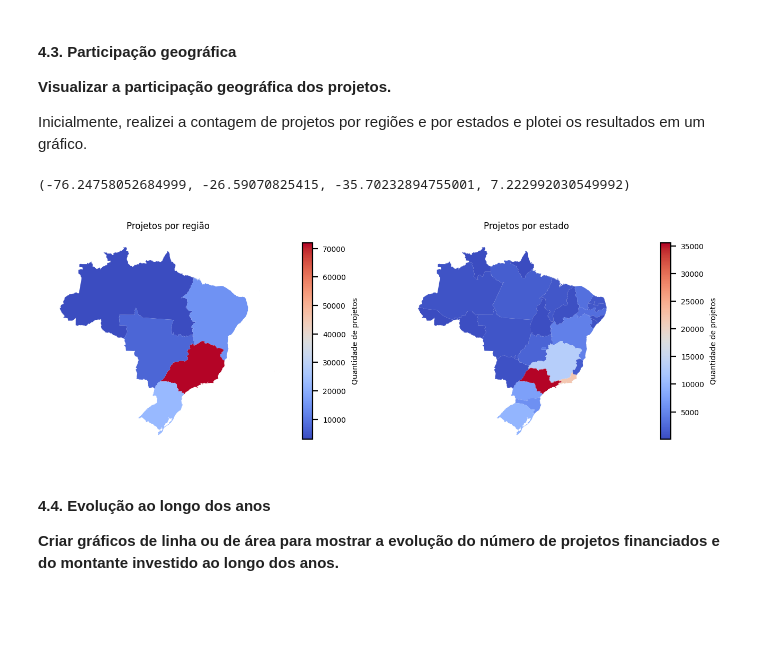
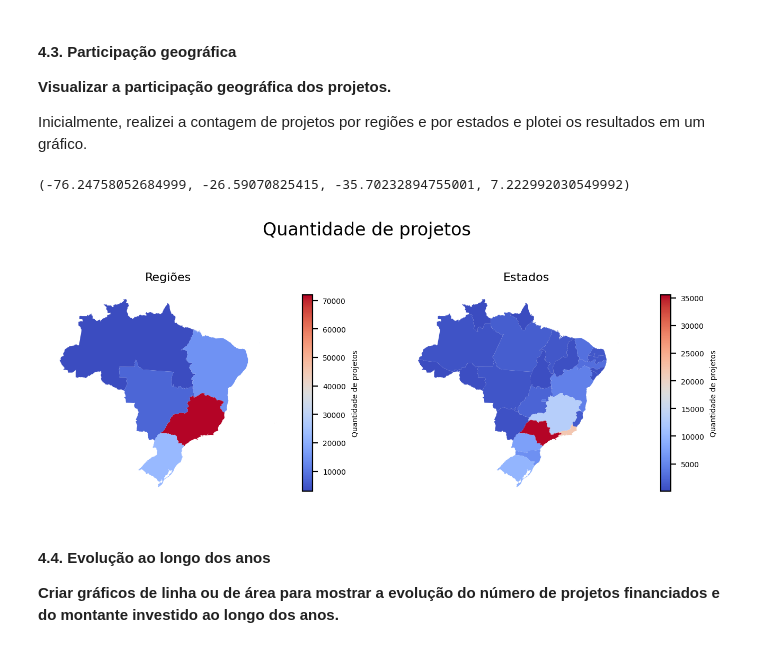
Before and after one commit to lorenaaxbastos/santander-coders-projects, a Jupyter notebook: Unit 2 - Programming Techniques I (PY)/Projeto EDA - Análise do Dataset da Lei Rouanet.ipynb, the cells around one changed output. Saved outputs shown, nothing was run; the diff lists cells and outputs as text; code cells hidden in the pictures; blank space fills up the shorter version.

```diff
--- a/Unit 2 - Programming Techniques I (PY)/Projeto EDA - Análise do Dataset da Lei Rouanet.ipynb
+++ b/Unit 2 - Programming Techniques I (PY)/Projeto EDA - Análise do Dataset da Lei Rouanet.ipynb
@@ -273,20 +296,32 @@ areas_por_projetos = pd.Series(medias, index=rotulos, name="frequencia_relativa"
 # %%
-rotulos = areas_por_projetos.index
 cores = ["#c9184a", "#ff758f", "#ffccd5", "#caf0f8",
           "#90e0ef", "#00b4d8", "#0077b6", "#03045e"]
 separacao_fatia = (0.1, 0, 0, 0, 0, 0, 0, 0)
 
-plt.rcParams.update({"font.size": 10})
+plt.rcParams.update({"font.size": 5})
 
-plt.figure(figsize=(6, 6))
-plt.title('Distribuição por categorias', fontsize=14)
-plt.pie(areas_por_projetos,
-        labels=rotulos,
+fig, (ax1, ax2) = plt.subplots(nrows=1, ncols=2, figsize=(8, 3), dpi=200)
+
+fig.suptitle('Projetos por categoria', fontsize=12, y=1.1)
+
+
+ax1.set_title('Território nacional', fontsize=8)
+ax1.pie(areas,
+        labels=areas.index,
         autopct='%1.1f%%',
         pctdistance=0.75,
         counterclock=False,
         colors=cores,
-        explode=separacao_fatia)
+        explode=separacao_fatia
+       );
 
-plt.show()
+ax2.set_title('Média das regiões', fontsize=8)
+ax2.pie(areas_por_regioes,
+        labels=areas_por_regioes.index,
+        autopct='%1.1f%%',
+        pctdistance=0.75,
+        counterclock=False,
+        colors=cores,
+        explode=separacao_fatia
+       );
 # %% [output]
@@ -312,39 +347,41 @@ estados = estados.merge(projetos_por_estados, how="left", left_on="abbrev_state"
 # %%
 plt.rcParams.update({"font.size": 5})
 
-fig, axes = plt.subplots(nrows=1, ncols=2, figsize=(8, 4), dpi=200)
+fig, axs = plt.subplots(nrows=1, ncols=2, figsize=(8, 4), dpi=200)
+
+fig.suptitle('Quantidade de projetos', fontsize=12, y=0.9)
 
 regioes.plot(
     column="qtd_projetos",
     cmap="coolwarm",
     legend=True,
     legend_kwds={
         "label": "Quantidade de projetos",
         "orientation": "vertical",
         "shrink": 0.6,
     },
-    ax=axes[0],
+    ax=axs[0],
 )
 
 estados.plot(
     column="qtd_projetos",
     cmap="coolwarm",
     legend=True,
     legend_kwds={
         "label": "Quantidade de projetos",
         "orientation": "vertical",
         "shrink": 0.6,
     },
-    ax=axes[1],
+    ax=axs[1],
 )
 
-axes[0].set_title("Projetos por região")
-axes[0].axis("off")
-axes[1].set_title("Projetos por estado")
-axes[1].axis("off")
+axs[0].set_title("Regiões", fontsize=8)
+axs[0].axis("off")
+axs[1].set_title("Estados", fontsize=8)
+axs[1].axis("off")
 # %% [output]
 (-76.24758052684999, -26.59070825415, -35.70232894755001, 7.222992030549992)
-[figure, old version]
+[figure, new version]
 # %%
 warnings.filterwarnings("default")
 # %% [markdown]
```
Also changed, not shown: parts of 4 cells of this notebook.
